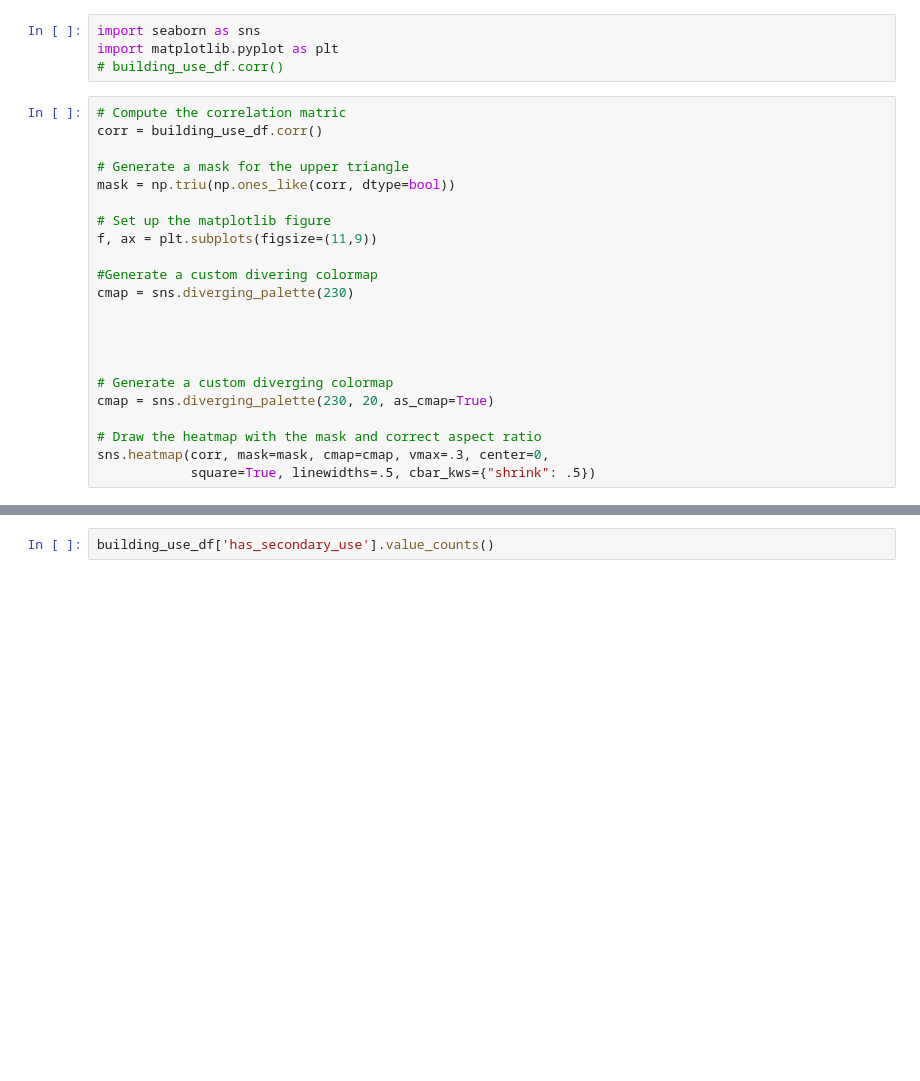
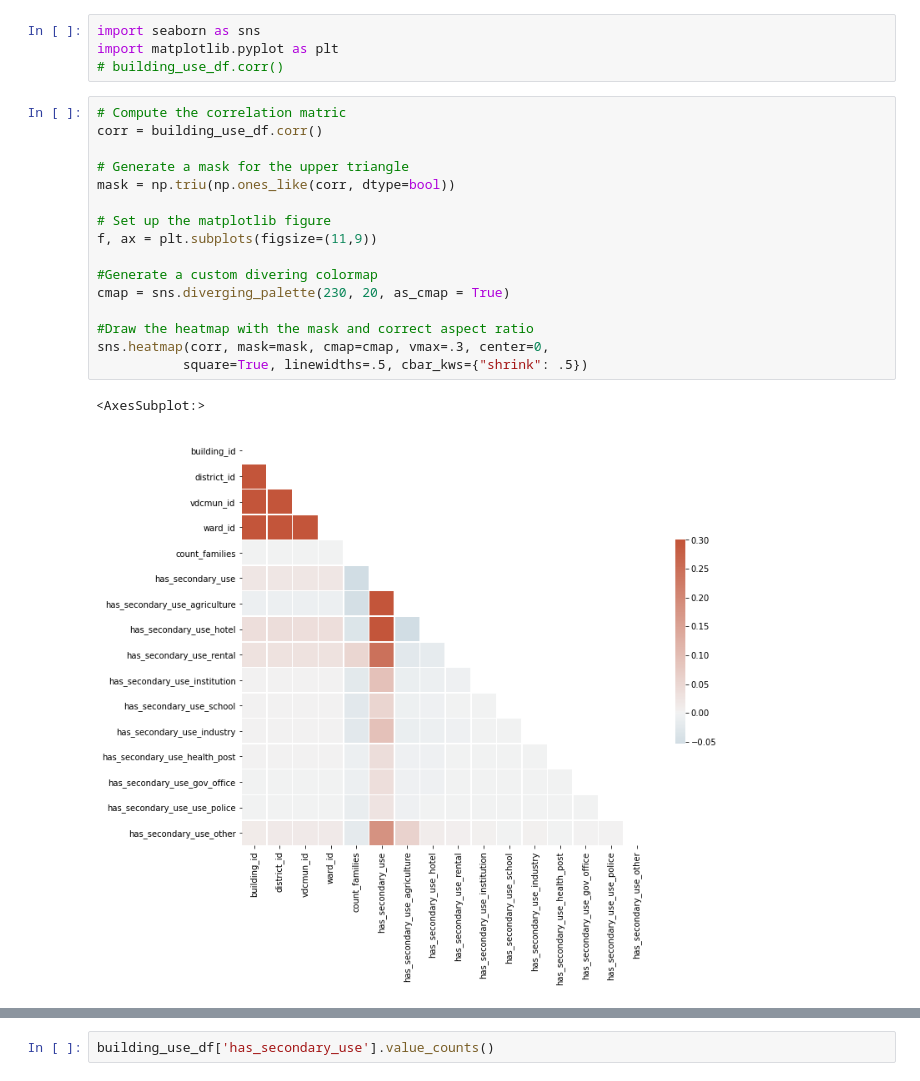
Before and after one commit to Yeshi341/structural_damage_from_earthquake, a Jupyter notebook: pre_model/data_cleaning.ipynb, the cells around one changed output, grey strips where cells are left out. Cells and saved outputs as stored; diff of their text form; blank space fills up the shorter version.

```diff
--- a/pre_model/data_cleaning.ipynb
+++ b/pre_model/data_cleaning.ipynb
@@ -120,22 +120,19 @@ import matplotlib.pyplot as plt
 # %%
 # Compute the correlation matric
 corr = building_use_df.corr()
 
 # Generate a mask for the upper triangle
 mask = np.triu(np.ones_like(corr, dtype=bool))
 
 # Set up the matplotlib figure
 f, ax = plt.subplots(figsize=(11,9))
 
 #Generate a custom divering colormap
-cmap = sns.diverging_palette(230)
+cmap = sns.diverging_palette(230, 20, as_cmap = True)
 
-
-
-
-# Generate a custom diverging colormap
-cmap = sns.diverging_palette(230, 20, as_cmap=True)
-
-# Draw the heatmap with the mask and correct aspect ratio
+#Draw the heatmap with the mask and correct aspect ratio
 sns.heatmap(corr, mask=mask, cmap=cmap, vmax=.3, center=0,
-            square=True, linewidths=.5, cbar_kws={"shrink": .5})
+           square=True, linewidths=.5, cbar_kws={"shrink": .5})
+# %% [output]
+<AxesSubplot:>
+[figure, added]
```
Also changed, not shown: parts of 7 cells of this notebook.
